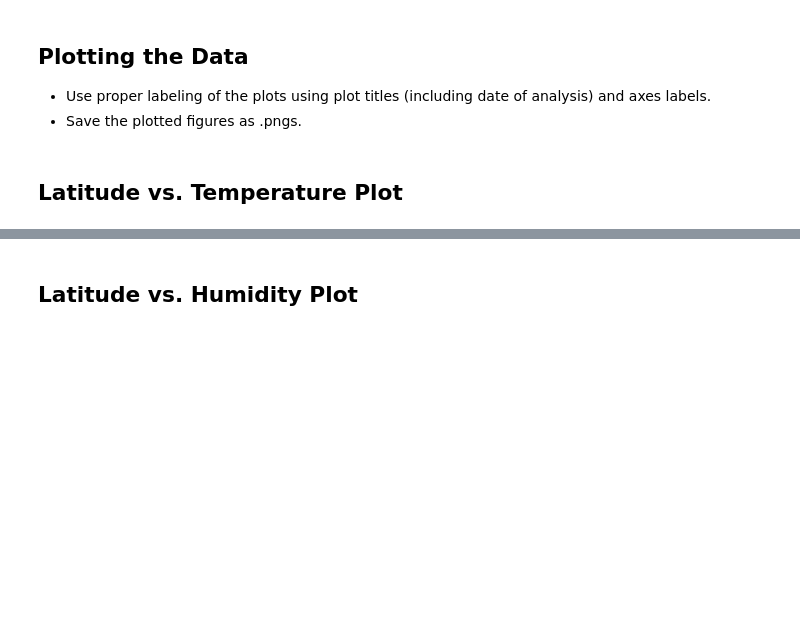
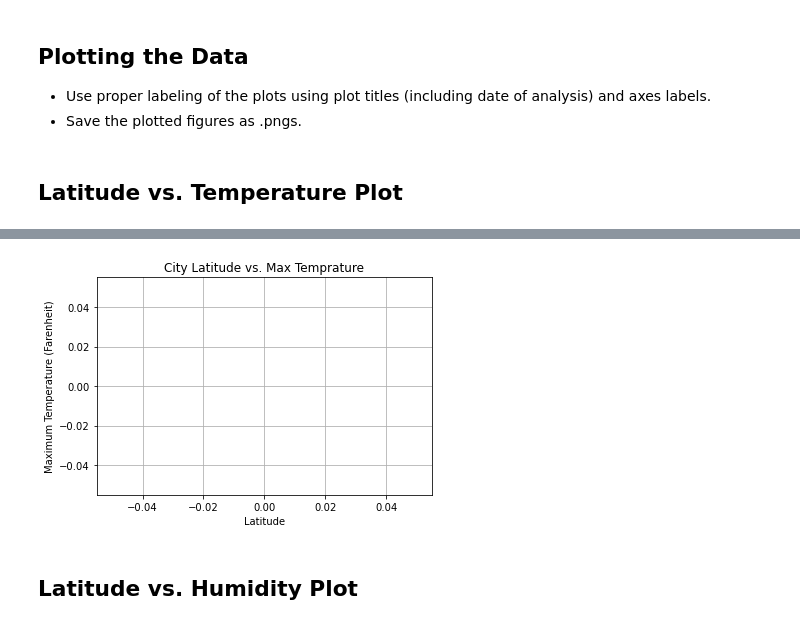
Before and after one commit to Fleming/python-api-challenge, a Jupyter notebook: WeatherPy/WeatherPy.ipynb, the cells around one changed output, grey strips where cells are left out. Drawn from its saved outputs; the diff is of its cells as text; code cells hidden in the pictures; blank space fills up the shorter version.

```diff
--- a/WeatherPy/WeatherPy.ipynb
+++ b/WeatherPy/WeatherPy.ipynb
@@ -67,0 +107,12 @@ len(cities)
+# %%
+weather_list_df = pd.DataFrame({'City': name,
+                            'Country':country,
+                            'Latitude': latt,
+                            'Longitude': long,
+                            'Max Temp': max_temp,
+                            'Humidity': humidity,
+                            'Cloudiness': cloudiness,
+                            'Wind Speed': wind_speed})
+
+weather_list_df.to_csv(output_data_file,index = False)
+weather_list_df.head(5)
@@ -117,2 +167,19 @@ Int64Index([], dtype='int64')
+# %%
+plt.scatter(weather_list_df['Latitude'], weather_list_df['Max Temp'], marker="o", facecolors="blue", edgecolors="black")
+
+# Set the upper and lower limits of our y axis
+# plt.ylim(0,120)
+
+# Set the upper and lower limits of our x axis
+# plt.xlim(-60,180)
+
+# Create a title, x label, and y label for our chart
+plt.title("City Latitude vs. Max Temprature")
+plt.ylabel("Maximum Temperature (Farenheit)")
+plt.xlabel("Latitude")
+plt.grid(True)
+plt.savefig('output_data/LatvsTemp.png')
+# %% [output]
+[figure, added]
 # %% [markdown]
 ## Latitude vs. Humidity Plot
```
Also changed, not shown: parts of 11 cells of this notebook, 10 other files.
